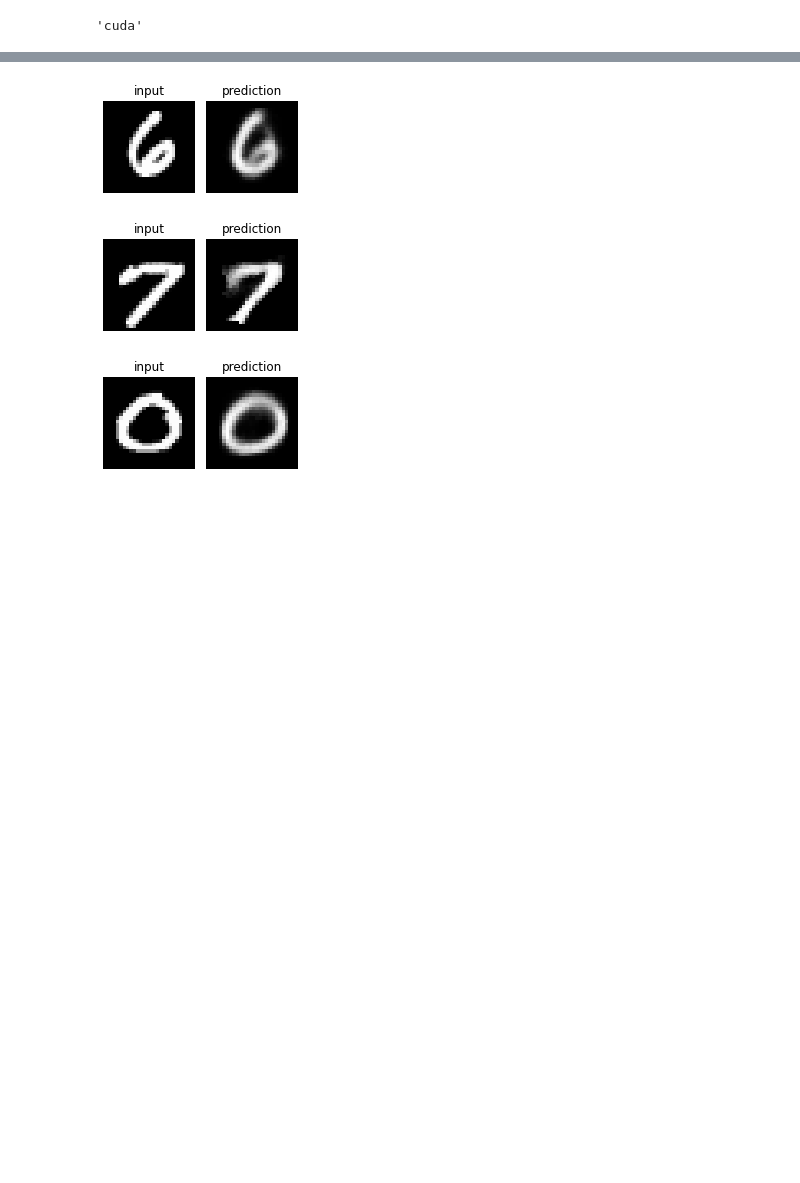
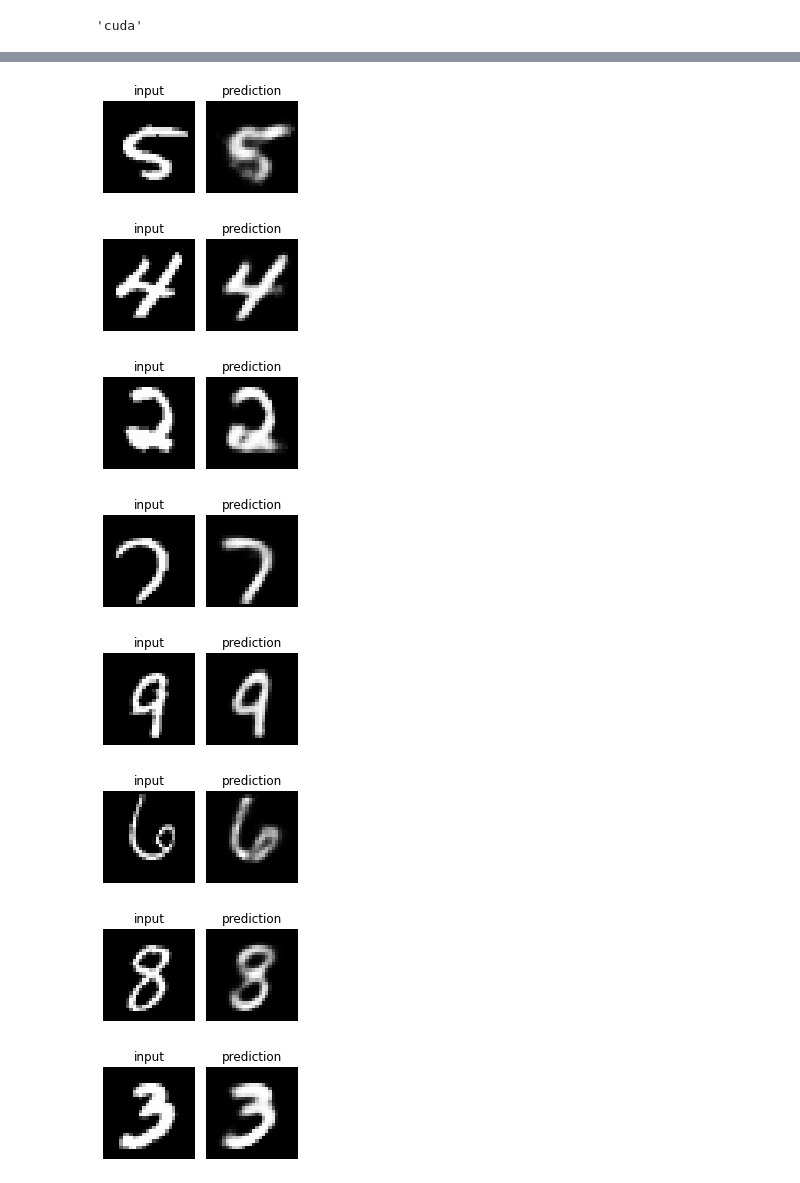
Before and after one commit to rammahayufitra/implemeting_vanilla_autoencoder_deeplearning_project, a Jupyter notebook: training/start.ipynb, the cells around one changed output, grey strips where cells are left out. Cells and saved outputs as stored; diff of their text form; code cells hidden in the pictures; blank space fills up the shorter version.

```diff
--- a/training/start.ipynb
+++ b/training/start.ipynb
@@ -134,14 +137,19 @@ EPOCH: 5.000    trn_loss: 0.150 val_loss: 0.148 (88.25s - 0.00s remaining)
 # %%
-for _ in range(3):
+for _ in range(10):
     ix = np.random.randint(len(val_ds))
     im, _ = val_ds[ix]
     _im = model(im[None])[0]
     fig, ax = plt.subplots(1, 2, figsize=(3,3))
     show(im[0], ax=ax[0], title='input')
     show(_im[0], ax=ax[1], title='prediction')
     plt.tight_layout()
     plt.show()
 # %% [output]
-[figure, old version]
+[figure, new version]
-[figure, old version]
+[figure, new version]
-[figure, old version]
+[figure, new version]
+[figure, added]
+[figure, added]
+[figure, added]
+[figure, added]
+[figure, added]
```
Also changed, not shown: parts of 6 cells of this notebook, 4 other files.
